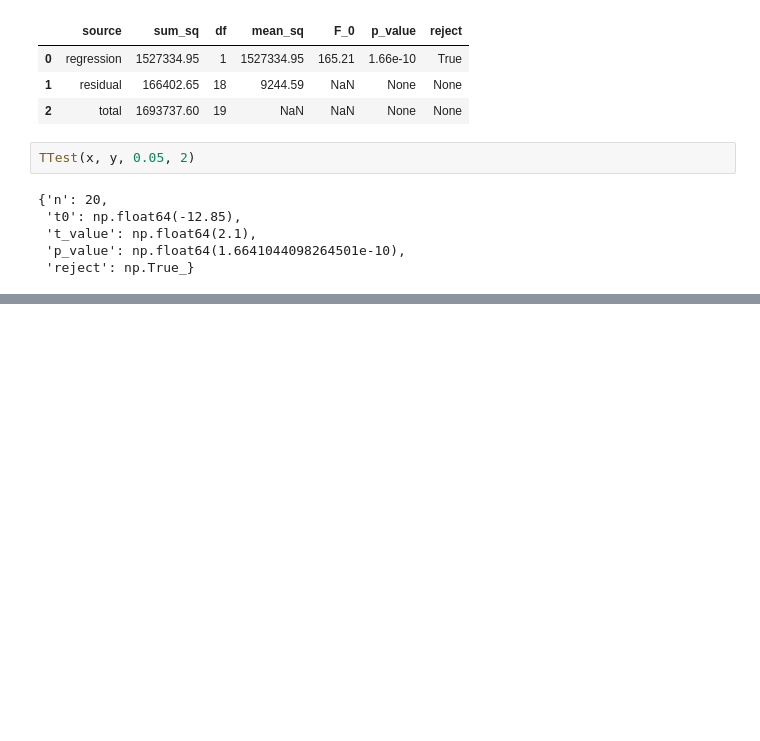
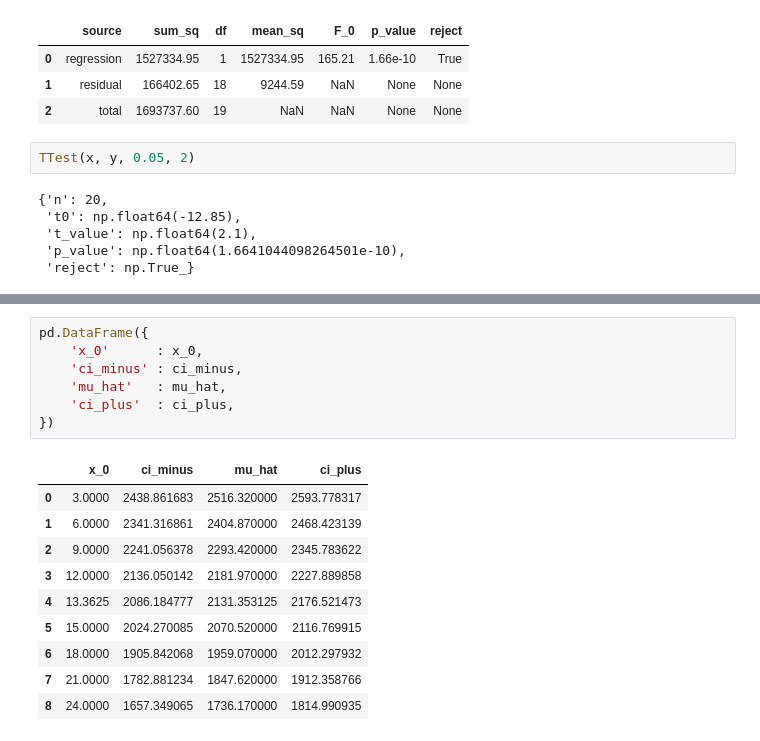
Before and after one commit to kelleyrw/intro_linear_regression_analysis, a Jupyter notebook: notebooks/ch2.ipynb, the cells around one changed output, grey strips where cells are left out. Saved outputs shown, nothing was run; the diff lists cells and outputs as text; blank space fills up the shorter version.

```diff
--- a/notebooks/ch2.ipynb
+++ b/notebooks/ch2.ipynb
@@ -478,0 +570,18 @@ TTest(x, y, 0.05, 2)
+# %%
+pd.DataFrame({
+    'x_0'      : x_0,
+    'ci_minus' : ci_minus,
+    'mu_hat'   : mu_hat,
+    'ci_plus'  : ci_plus,
+})
+# %% [output]
+|  | x_0 | ci_minus | mu_hat | ci_plus |
+| 0 | 3.0000 | 2438.861683 | 2516.320000 | 2593.778317 |
+| 1 | 6.0000 | 2341.316861 | 2404.870000 | 2468.423139 |
+| 2 | 9.0000 | 2241.056378 | 2293.420000 | 2345.783622 |
+| 3 | 12.0000 | 2136.050142 | 2181.970000 | 2227.889858 |
+| 4 | 13.3625 | 2086.184777 | 2131.353125 | 2176.521473 |
+| 5 | 15.0000 | 2024.270085 | 2070.520000 | 2116.769915 |
+| 6 | 18.0000 | 1905.842068 | 1959.070000 | 2012.297932 |
+| 7 | 21.0000 | 1782.881234 | 1847.620000 | 1912.358766 |
+| 8 | 24.0000 | 1657.349065 | 1736.170000 | 1814.990935 |
```
Also changed, not shown: parts of 24 cells of this notebook.
